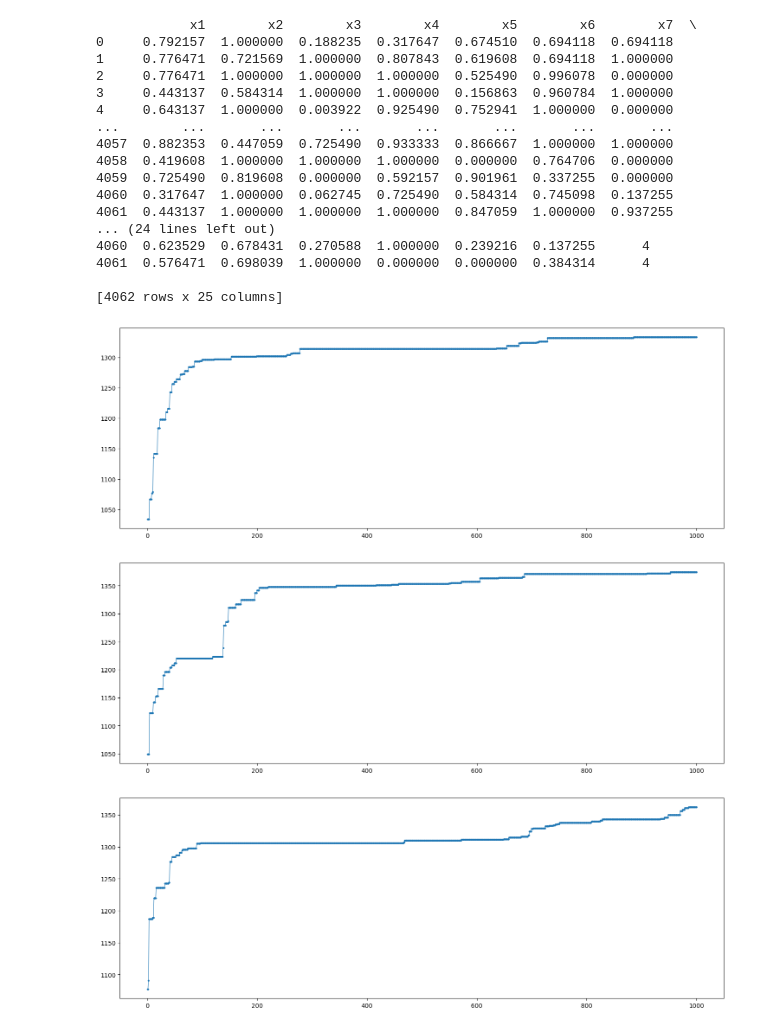
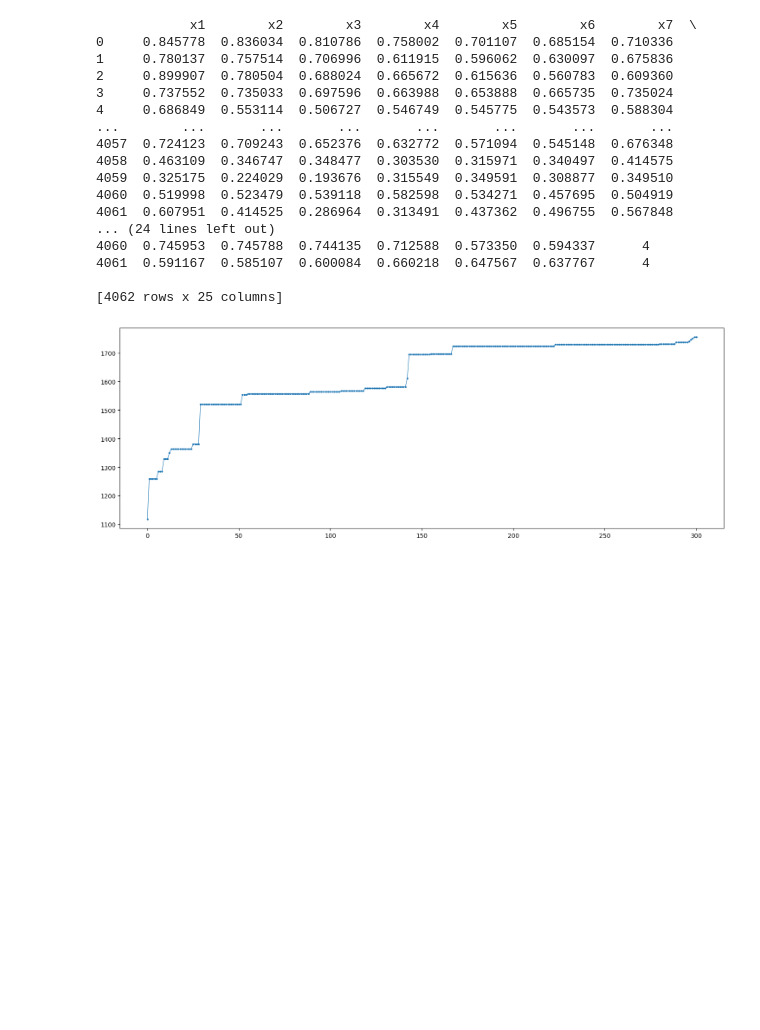
Before and after one commit to taesaksit/project, a Jupyter notebook: WOA.ipynb, the cells around one changed output. Cells and saved outputs as stored; diff of their text form; code cells hidden in the pictures; blank space fills up the shorter version.

```diff
--- a/WOA.ipynb
+++ b/WOA.ipynb
@@ -6,8 +6,8 @@ import os
 import time
 
 np.set_printoptions(suppress=True)
-path = '/Users/tae/Desktop/Project/Dataset/normalize/Normalize24.2.xlsx'
-path = 'https://github.com/taesaksit/project/raw/main/Normalize48.xlsx'
+path = '/Users/tae/Desktop/Project/Dataset/normalize/Normalize24.xlsx'
+# path = 'https://github.com/taesaksit/project/raw/main/Normalize48.xlsx'
 
 size_feature = 24
 size_row = 4
@@ -142,13 +142,13 @@ def test_model(model , dataTest):
 def train_model(population , gbest , train):
 
     best_value = []
-    max_iter = 1000
+    max_iter = 300
     pxi = 0.5
     imax_fit = 0
     repeat = 0
     count = 0
 #     threshold = 0.1 * max_iter
-    threshold = 2
+    threshold = 10
 
     # สร้างตัวแปรสำหรับค่าคงที่
     a_min = 0
@@ -159,10 +159,10 @@ def train_model(population , gbest , train):
 
         a =   (2-2 * (i/max_iter))
 
-        r = np.random.random(size=(size_row, size_feature))
-        l = (a - 1) * r + 1
-        A = 2*a*r-a
-        C = 2 * r
+#         r = np.random.random(size=(size_row, size_feature))
+        l = (a - 1) * np.random.random(size=(size_row, size_feature)) + 1
+        A = 2*a*np.random.random(size=(size_row, size_feature))-a
+        C = 2 * np.random.random(size=(size_row, size_feature))
 
         if repeat >=900:
             break
@@ -187,7 +187,7 @@ def train_model(population , gbest , train):
                 w_dist = np.sqrt( np.sum((gbest - w_pop)**2, axis=1 )).reshape(size_row,1)
                 wpop = (w_dist * np.exp(l) * np.cos(l * 2 * np.pi)) + gbest
 
-#             new_population[j] = wpop
+
             new_population[j] = np.clip(wpop , a_min=a_min , a_max=a_max)
 
         # Combined old+new
@@ -253,29 +346,27 @@ def execute(train,test):
 # %%
 # X6
 train , test = n_fold()
-perform , value , graph = execute(train , test)
+perform , value , graph = execute(train[:1], test[:1])
 print('Score Test')
 print(perform , '\n')
 print('Score Train')
 print(value)
 # %% [output]
             x1        x2        x3        x4        x5        x6        x7  \
-0     0.792157  1.000000  0.188235  0.317647  0.674510  0.694118  0.694118
-1     0.776471  0.721569  1.000000  0.807843  0.619608  0.694118  1.000000
-2     0.776471  1.000000  1.000000  1.000000  0.525490  0.996078  0.000000
-3     0.443137  0.584314  1.000000  1.000000  0.156863  0.960784  1.000000
-4     0.643137  1.000000  0.003922  0.925490  0.752941  1.000000  0.000000
+0     0.845778  0.836034  0.810786  0.758002  0.701107  0.685154  0.710336
+1     0.780137  0.757514  0.706996  0.611915  0.596062  0.630097  0.675836
+2     0.899907  0.780504  0.688024  0.665672  0.615636  0.560783  0.609360
+3     0.737552  0.735033  0.697596  0.663988  0.653888  0.665735  0.735024
+4     0.686849  0.553114  0.506727  0.546749  0.545775  0.543573  0.588304
 ...        ...       ...       ...       ...       ...       ...       ...
-4057  0.882353  0.447059  0.725490  0.933333  0.866667  1.000000  1.000000
-4058  0.419608  1.000000  1.000000  1.000000  0.000000  0.764706  0.000000
-4059  0.725490  0.819608  0.000000  0.592157  0.901961  0.337255  0.000000
-4060  0.317647  1.000000  0.062745  0.725490  0.584314  0.745098  0.137255
-4061  0.443137  1.000000  1.000000  1.000000  0.847059  1.000000  0.937255
+4057  0.724123  0.709243  0.652376  0.632772  0.571094  0.545148  0.676348
+4058  0.463109  0.346747  0.348477  0.303530  0.315971  0.340497  0.414575
+4059  0.325175  0.224029  0.193676  0.315549  0.349591  0.308877  0.349510
+4060  0.519998  0.523479  0.539118  0.582598  0.534271  0.457695  0.504919
+4061  0.607951  0.414525  0.286964  0.313491  0.437362  0.496755  0.567848
 ... (24 lines left out)
-4060  0.623529  0.678431  0.270588  1.000000  0.239216  0.137255      4
-4061  0.576471  0.698039  1.000000  0.000000  0.000000  0.384314      4
+4060  0.745953  0.745788  0.744135  0.712588  0.573350  0.594337      4
+4061  0.591167  0.585107  0.600084  0.660218  0.647567  0.637767      4
 
 [4062 rows x 25 columns]
-[figure, old version]
+[figure, new version]
-[figure, removed]
-[figure, removed]
```
Also changed, not shown: parts of 2 cells of this notebook.
